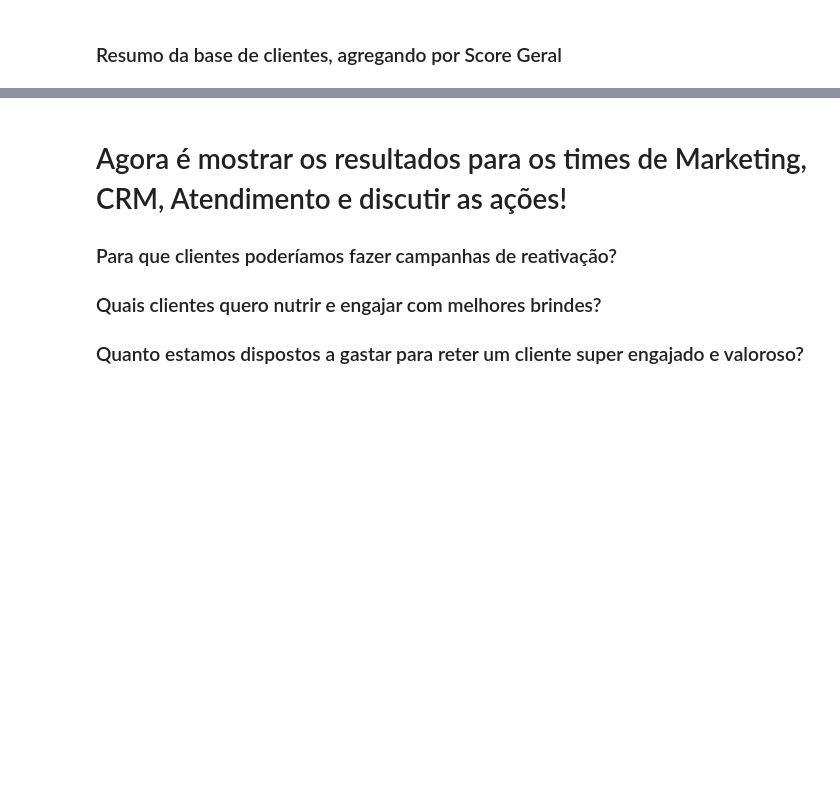
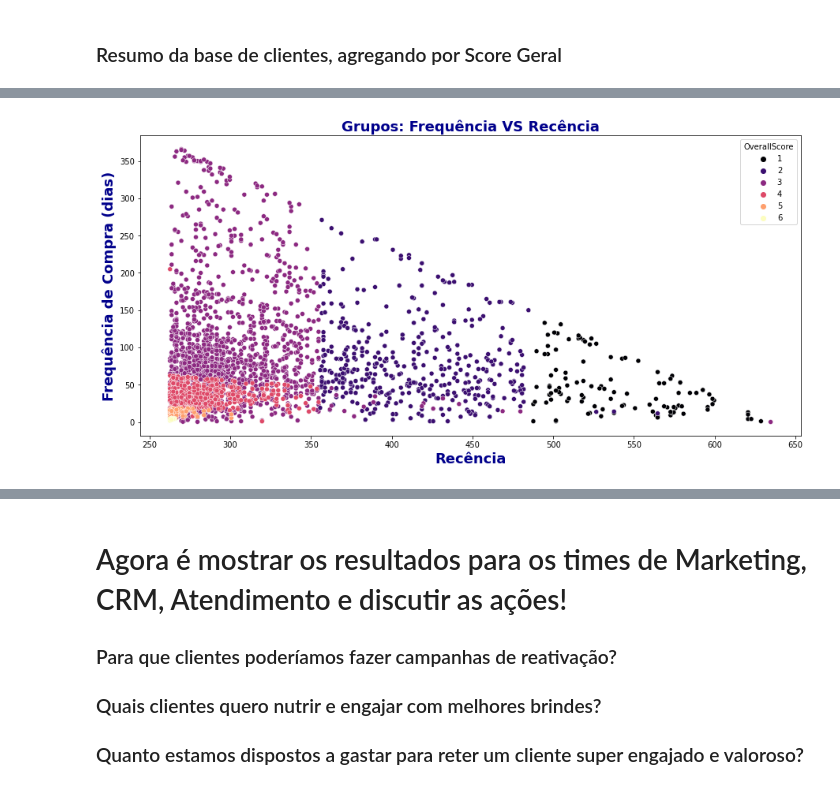
Before and after one commit to bruno-curta/fiap-live-class-machine-learning, a Jupyter notebook: live_class_case_2022_08.ipynb, the cells around one changed output, grey strips where cells are left out. Saved outputs shown, nothing was run; the diff lists cells and outputs as text; code cells hidden in the pictures; blank space fills up the shorter version.

```diff
--- a/live_class_case_2022_08.ipynb
+++ b/live_class_case_2022_08.ipynb
@@ -450,0 +481,9 @@ customers.groupby('OverallScore').apply(customers_agg)
+# %%
+plt.figure(figsize=(15,7));
+sns.scatterplot(data=customers.loc[customers['average_time_between_orders']!=9999], x='recency', y='average_time_between_orders', hue = 'OverallScore', palette='magma');
+plt.title("Grupos: Frequência VS Recência", fontsize=18, fontweight='bold',color='darkblue');
+plt.xlabel('Recência',fontsize=18,fontweight='bold',color='darkblue');
+plt.ylabel('Frequência de Compra (dias)',fontsize=18,fontweight='bold',color='darkblue');
+plt.show()
+# %% [output]
+[figure, added]
```
Also changed, not shown: parts of 28 cells of this notebook, 1 other file.
